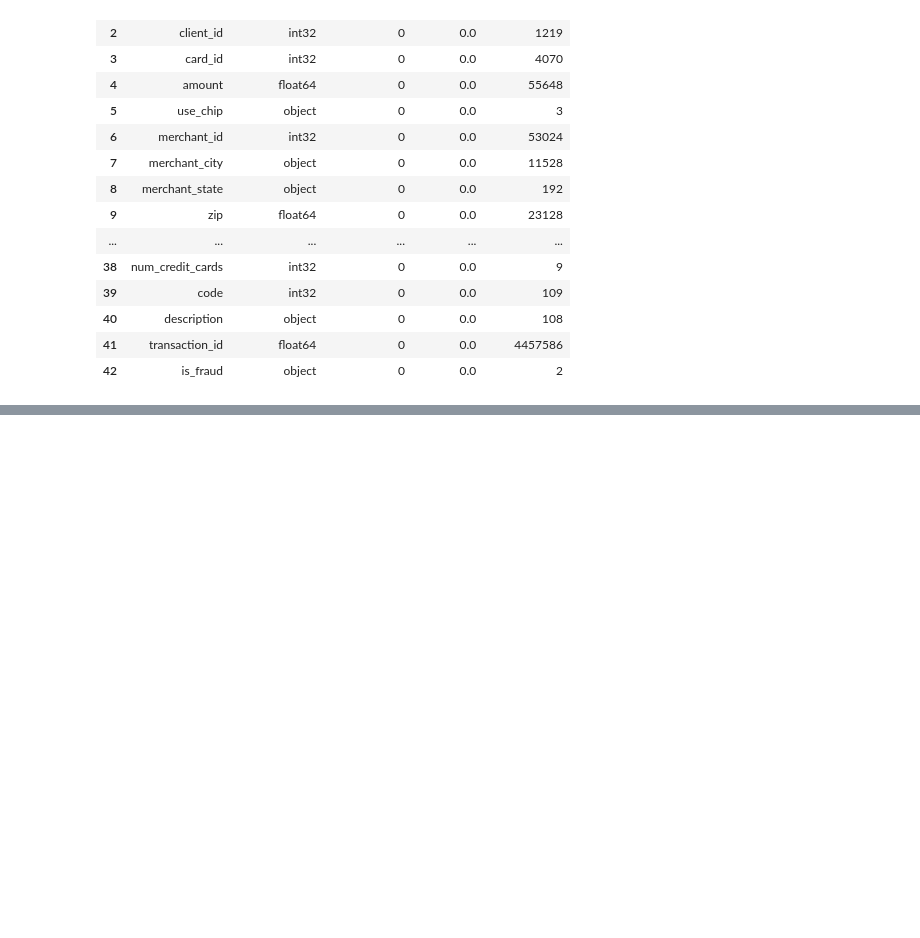
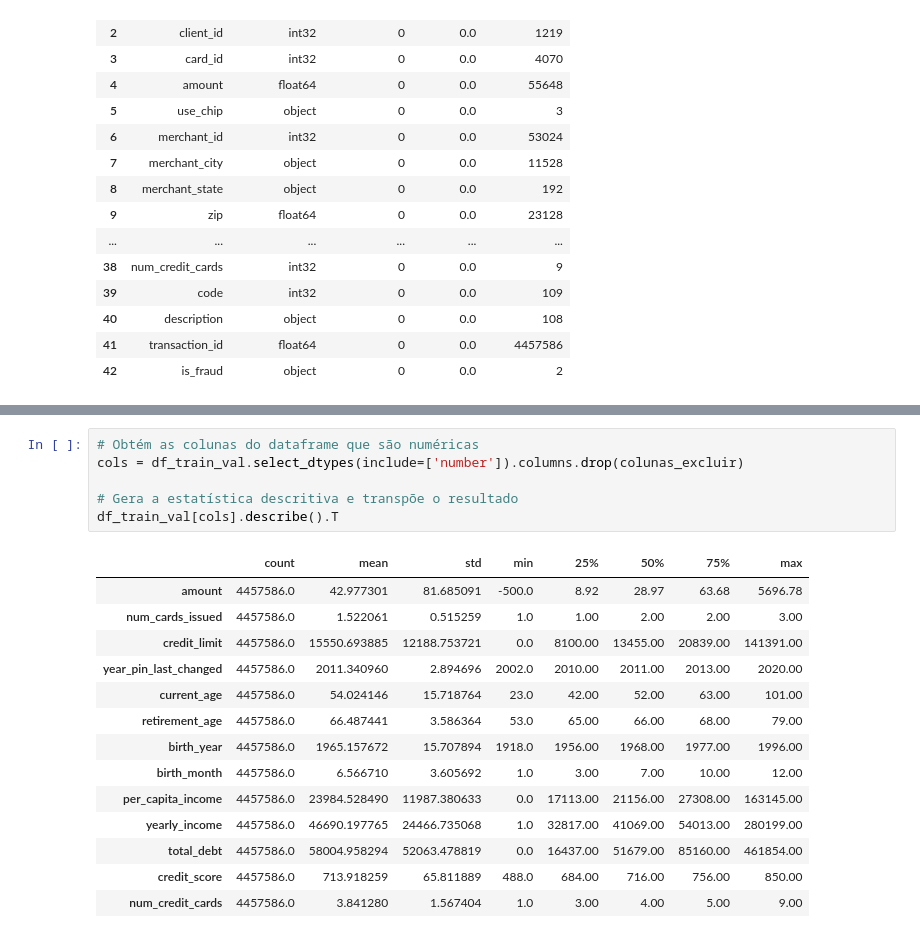
Before and after one commit to emso-exe/Deteccao_de_fraude_em_transacoes_financeiras, a Jupyter notebook: 001_analise_exploratoria.ipynb, the cells around one changed output, grey strips where cells are left out. Drawn from its saved outputs; the diff is of its cells as text; blank space fills up the shorter version.

```diff
--- a/001_analise_exploratoria.ipynb
+++ b/001_analise_exploratoria.ipynb
@@ -326,0 +342,21 @@ gerar_metadados(df_train_val)
+# %%
+# Obtém as colunas do dataframe que são numéricas
+cols = df_train_val.select_dtypes(include=['number']).columns.drop(colunas_excluir)
+
+# Gera a estatística descritiva e transpõe o resultado
+df_train_val[cols].describe().T
+# %% [output]
+|  | count | mean | std | min | 25% | 50% | 75% | max |
+| amount | 4457586.0 | 42.977301 | 81.685091 | -500.0 | 8.92 | 28.97 | 63.68 | 5696.78 |
+| num_cards_issued | 4457586.0 | 1.522061 | 0.515259 | 1.0 | 1.00 | 2.00 | 2.00 | 3.00 |
+| credit_limit | 4457586.0 | 15550.693885 | 12188.753721 | 0.0 | 8100.00 | 13455.00 | 20839.00 | 141391.00 |
+| year_pin_last_changed | 4457586.0 | 2011.340960 | 2.894696 | 2002.0 | 2010.00 | 2011.00 | 2013.00 | 2020.00 |
+| current_age | 4457586.0 | 54.024146 | 15.718764 | 23.0 | 42.00 | 52.00 | 63.00 | 101.00 |
+| retirement_age | 4457586.0 | 66.487441 | 3.586364 | 53.0 | 65.00 | 66.00 | 68.00 | 79.00 |
+| birth_year | 4457586.0 | 1965.157672 | 15.707894 | 1918.0 | 1956.00 | 1968.00 | 1977.00 | 1996.00 |
+| birth_month | 4457586.0 | 6.566710 | 3.605692 | 1.0 | 3.00 | 7.00 | 10.00 | 12.00 |
+| per_capita_income | 4457586.0 | 23984.528490 | 11987.380633 | 0.0 | 17113.00 | 21156.00 | 27308.00 | 163145.00 |
+| yearly_income | 4457586.0 | 46690.197765 | 24466.735068 | 1.0 | 32817.00 | 41069.00 | 54013.00 | 280199.00 |
+| total_debt | 4457586.0 | 58004.958294 | 52063.478819 | 0.0 | 16437.00 | 51679.00 | 85160.00 | 461854.00 |
+| credit_score | 4457586.0 | 713.918259 | 65.811889 | 488.0 | 684.00 | 716.00 | 756.00 | 850.00 |
+| num_credit_cards | 4457586.0 | 3.841280 | 1.567404 | 1.0 | 3.00 | 4.00 | 5.00 | 9.00 |
```
Also changed, not shown: parts of 9 cells of this notebook.
